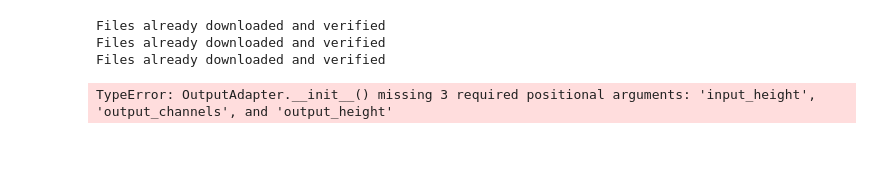
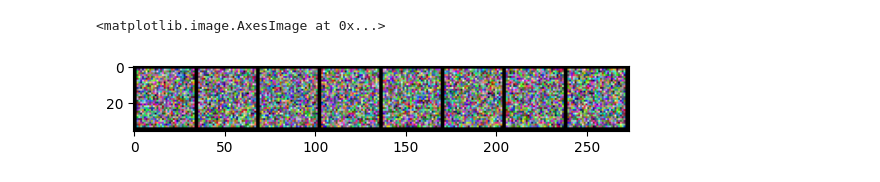
Before and after one commit to rupertmenneer/bayesian_flow, a Jupyter notebook: discretised/cifar_10.ipynb, the cells around one changed output. Cells and saved outputs as stored; diff of their text form; code cells hidden in the pictures; blank space fills up the shorter version.

```diff
--- a/discretised/cifar_10.ipynb
+++ b/discretised/cifar_10.ipynb
@@ -15,0 +54,9 @@ Files already downloaded and verified
+# %%
+import matplotlib.pyplot as plt
+import numpy as np
+from PIL import Image
+# Image.fromarray(image_grid)
+plt.imshow()
+# %% [output]
+<matplotlib.image.AxesImage at 0x...>
+[figure, added]
@@ -21,10 +90,2 @@ train_batch.shape
 plot_tensor_images(train_batch)
 print(torch.max(train_batch), torch.min(train_batch), len(torch.unique(train_batch)))
-# %%
-from discretised.trainer import DiscretisedBFNTrainer
-trainer = DiscretisedBFNTrainer()
-# %% [output]
-Files already downloaded and verified
-Files already downloaded and verified
-Files already downloaded and verified
-TypeError: OutputAdapter.__init__() missing 3 required positional arguments: 'input_height', 'output_channels', and 'output_height'
```
Also changed, not shown: parts of 7 cells of this notebook, 1 other file.
